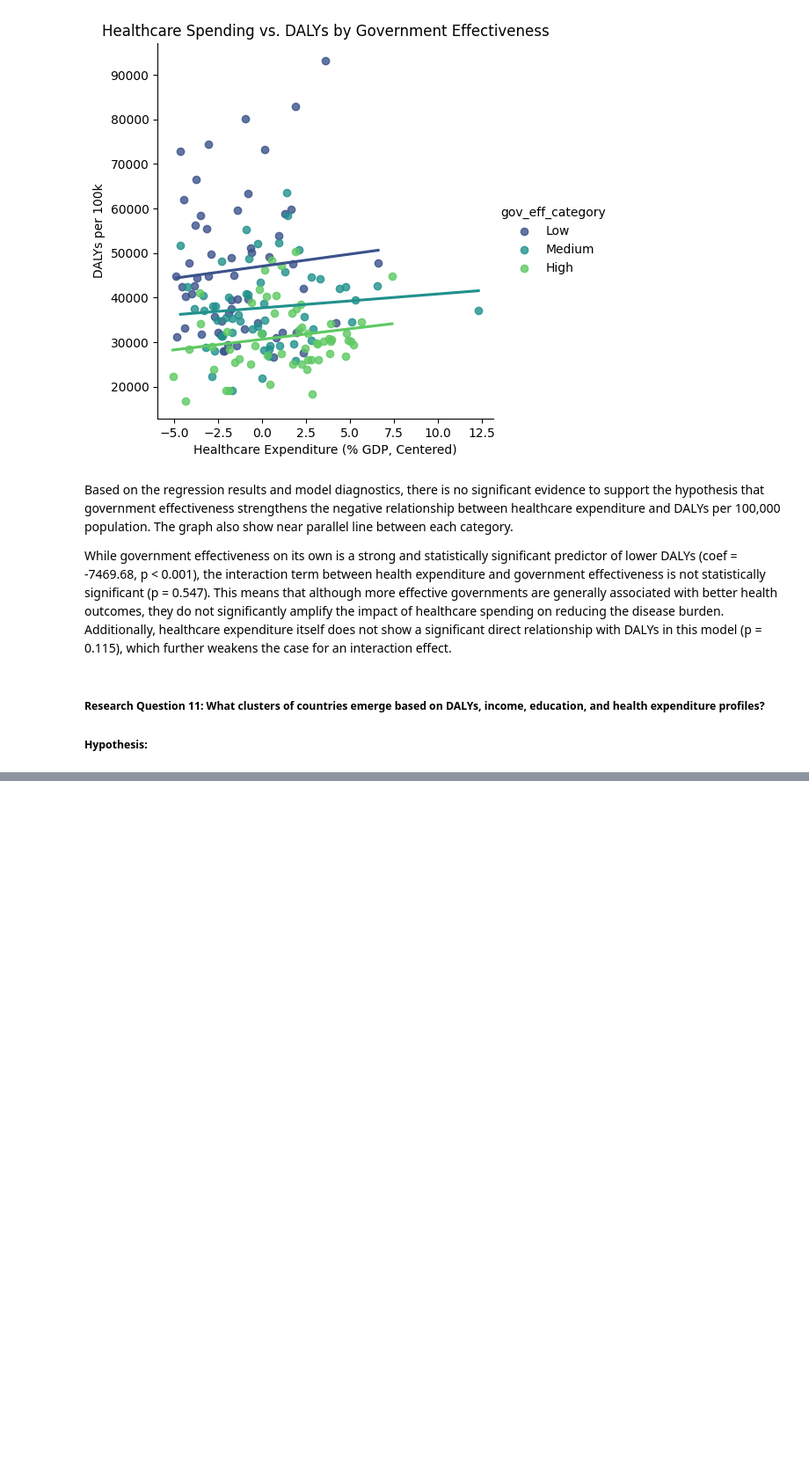
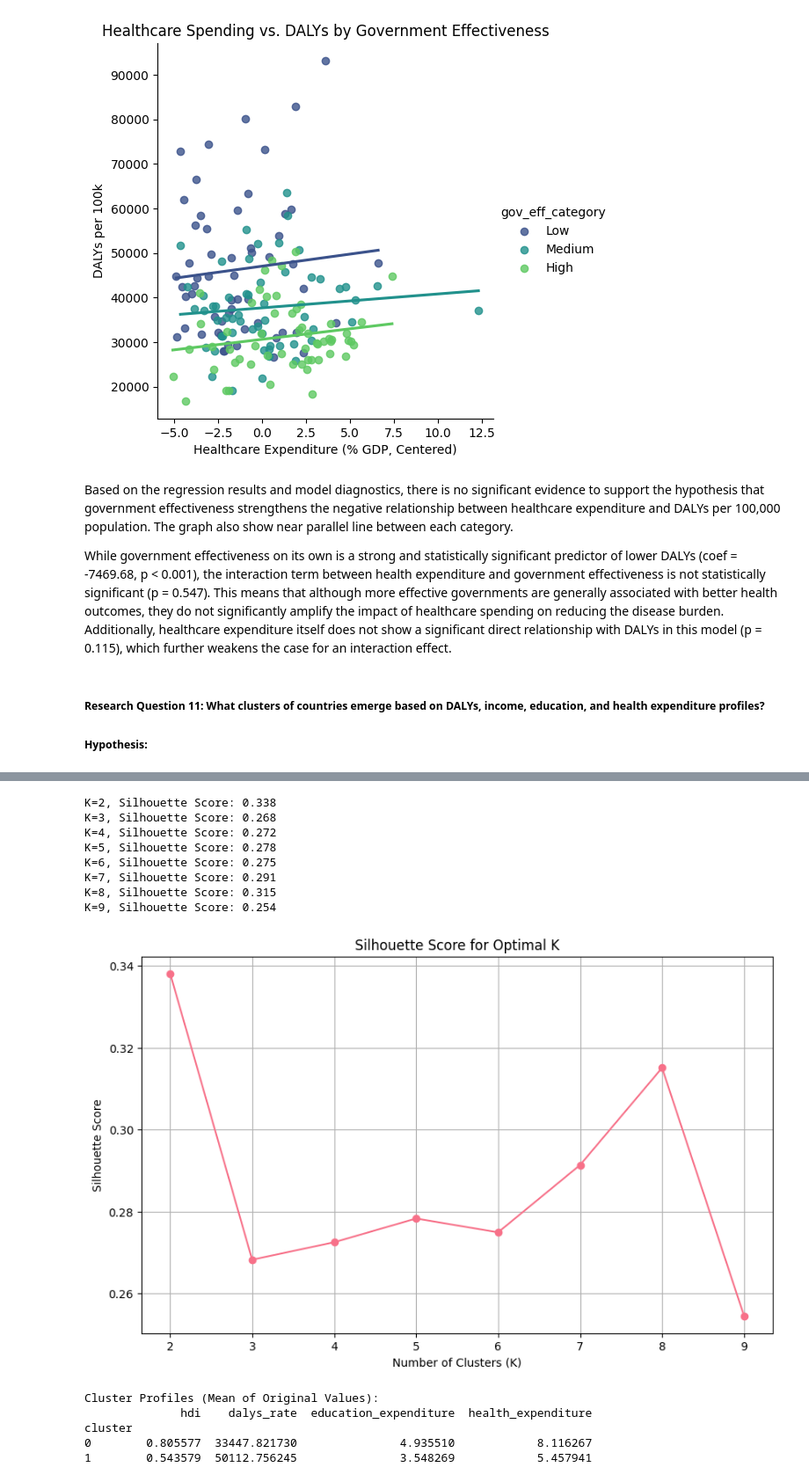
Before and after one commit to AimanIskndr/bdata-daly-socioeconomic, a Jupyter notebook: analysis.ipynb, the cells around one changed output, grey strips where cells are left out. Shown at 88% size. Drawn from its saved outputs; the diff is of its cells as text; code cells hidden in the pictures; blank space fills up the shorter version.

```diff
--- a/analysis.ipynb
+++ b/analysis.ipynb
@@ -1506,0 +1587,45 @@ While government effectiveness on its own is a strong and statistically signific
+# %%
+from sklearn.metrics import silhouette_score
+
+# Silhouette Score Method
+silhouette_scores = []
+for k in range(2, 10): # Test k from 2 to 9
+    kmeans = KMeans(n_clusters=k, random_state=42, n_init=10)
+    kmeans.fit(X_scaled)
+    score = silhouette_score(X_scaled, kmeans.labels_)
+    silhouette_scores.append(score)
+    print(f"K={k}, Silhouette Score: {score:.3f}")
+
+plt.figure(figsize=(10, 6))
+plt.plot(range(2, 10), silhouette_scores, marker='o')
+plt.title('Silhouette Score for Optimal K')
+plt.xlabel('Number of Clusters (K)')
+plt.ylabel('Silhouette Score')
+plt.grid(True)
+plt.show()
+# %% [output]
+K=2, Silhouette Score: 0.338
+K=3, Silhouette Score: 0.268
+K=4, Silhouette Score: 0.272
+K=5, Silhouette Score: 0.278
+K=6, Silhouette Score: 0.275
+K=7, Silhouette Score: 0.291
+K=8, Silhouette Score: 0.315
+K=9, Silhouette Score: 0.254
+[figure, added]
+# %%
+optimal_k = 2
+
+# Perform Clustering
+kmeans_final = KMeans(n_clusters=optimal_k, random_state=42, n_init=10)
+df11['cluster'] = kmeans_final.fit_predict(X_scaled)
+
+cluster_profiles = df11.groupby('cluster')[features].mean()
+print("\nCluster Profiles (Mean of Original Values):")
+print(cluster_profiles)
+# %% [output]
+Cluster Profiles (Mean of Original Values):
+              hdi    dalys_rate  education_expenditure  health_expenditure
+cluster
+0        0.805577  33447.821730               4.935510            8.116267
+1        0.543579  50112.756245               3.548269            5.457941
```
Also changed, not shown: parts of 9 cells of this notebook.
